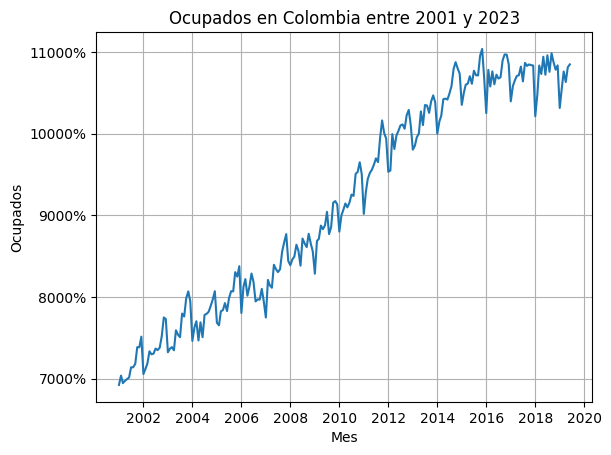
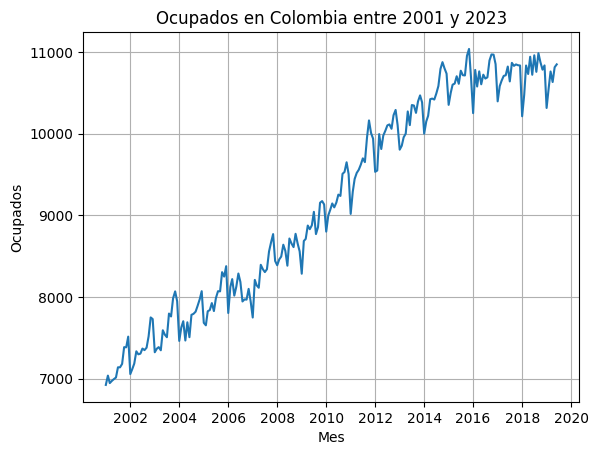
The notebook cell's code change between the first figure and the second:
--- before
+++ after
@@ -4,5 +4,5 @@
 plt.ylabel("Ocupados")
 plt.plot(df_empleos[["Ocupados"]], label="Ocupados")
-plt.gca().yaxis.set_major_formatter(PercentFormatter(xmax=100,decimals=0))
+#plt.gca().yaxis.set_major_formatter(PercentFormatter(xmax=100,decimals=0))
 plt.grid()
 plt.show()

Commit: Cambio de nombre eje Y en el primer grafico y modificacion de forma del f-string en seccion del mejor RMSE para que se vea mas estetico